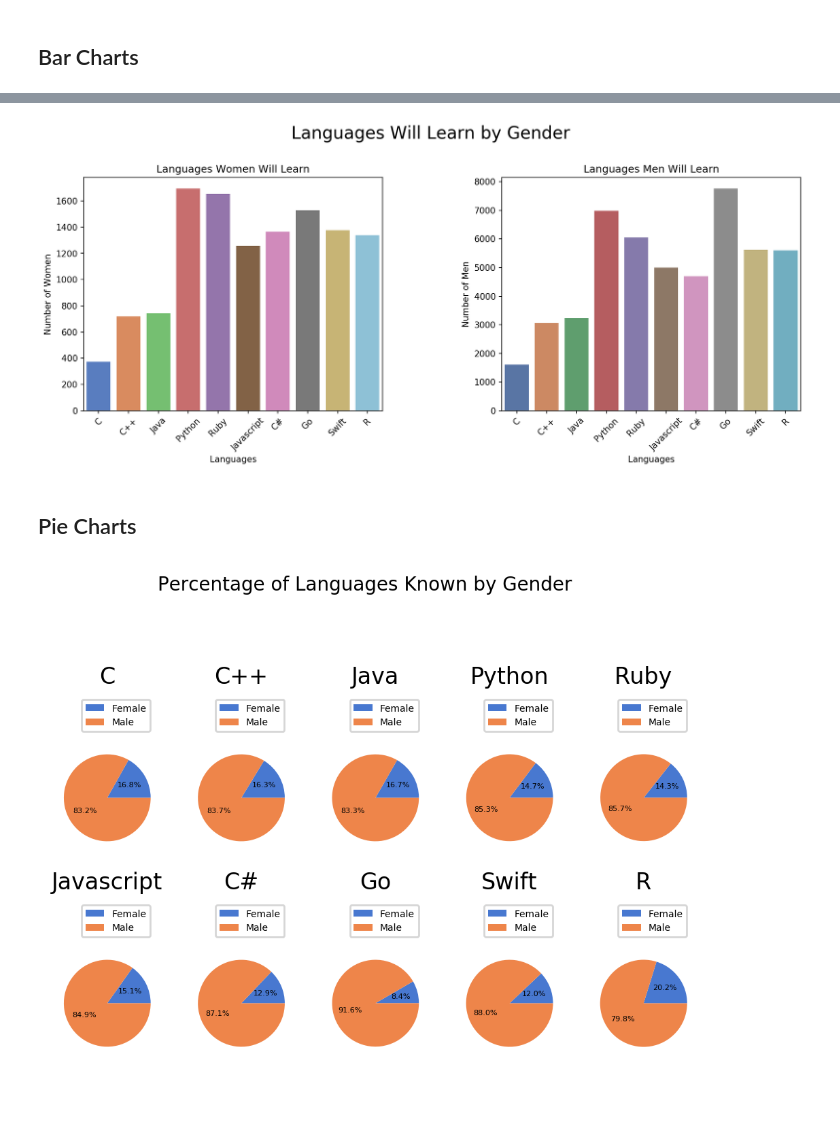
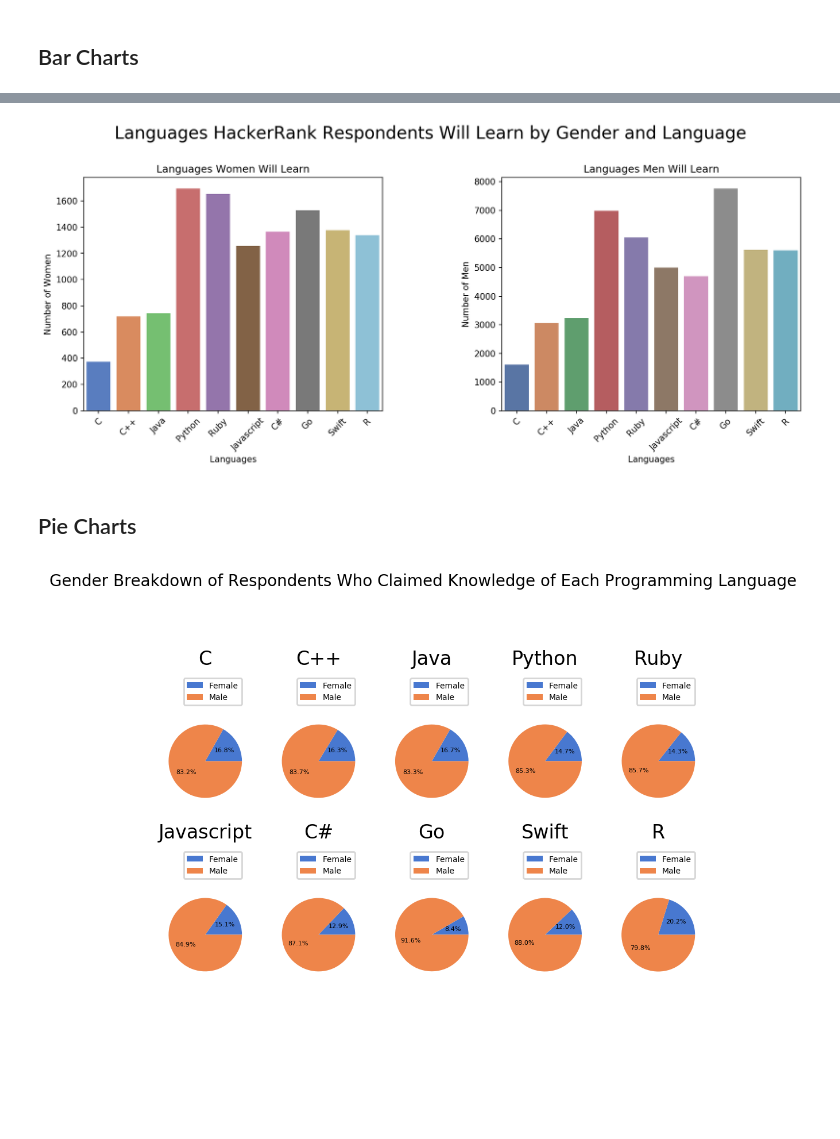
Before and after one commit to EricaTess/women-in-tech, a Jupyter notebook: clustering_project/Analysis.ipynb, the cells around one changed output, grey strips where cells are left out. Cells and saved outputs as stored; diff of their text form; code cells hidden in the pictures; blank space fills up the shorter version.

```diff
--- a/clustering_project/Analysis.ipynb
+++ b/clustering_project/Analysis.ipynb
@@ -95,12 +93,12 @@ sns.set_palette("deep")
 # %%
-# Languages will Learn by Gender
+# Languages Will Learn by Gender
 
 fig1 = plt.figure(dpi=150)
 fig1.set_figheight(5)
 fig1.set_figwidth(15)
 sns.set_palette("muted")
 fig1.subplots_adjust(hspace=0, wspace=0.4)
-fig1.suptitle('Languages Will Learn by Gender', fontsize=20, y=1.05)
+fig1.suptitle('Languages HackerRank Respondents Will Learn by Gender and Language', fontsize=20, y=1.05)
 
 # Women Will Learn
 plt.subplot(1, 2, 1)
@@ -121,7 +119,7 @@ plt.ylabel('Number of Men')
 plt.xlabel('Languages')
 sns.set_palette("deep")
 # %% [output]
-[figure, old version]
+[figure, new version]
 # %% [markdown]
 ## Pie Charts
 # %%
@@ -129,23 +127,24 @@ sns.set_palette("deep")
 # %%
 language = ['C', 'C++', 'Java', 'Python', 'Ruby', 'Javascript', 'C#', 'Go', 'Swift', 'R']
 # %%
+# Iterate through languages to plot each subplot
 fig2 = plt.figure(dpi=200)
 sns.set_palette("muted")
 fig2.subplots_adjust(hspace=0, wspace=0.4)
-fig2.suptitle('Percentage of Languages Known by Gender', fontsize=10, y=1.1)
+fig2.suptitle('Gender Breakdown of Respondents Who Claimed Knowledge of Each Programming Language', fontsize=10, y=1.1)
 
 subindex = 1
 for element in language:
     plt.subplot(2, 5, subindex)
     plt.pie([
         df[(df[element]=='Know') &(df['Gender']=="Female")].shape[0],
         df[(df[element]=='Know') &(df['Gender']=="Male")].shape[0]
         ],
         autopct='%0.1f%%', textprops={'fontsize': 4})
 
     plt.axis('equal')
     plt.legend(df['Gender'], loc=1, prop={'size': 5})
     plt.title(element)
     subindex = subindex + 1
 # %% [output]
-[figure, old version]
+[figure, new version]
```
Also changed, not shown: parts of 8 cells of this notebook.
